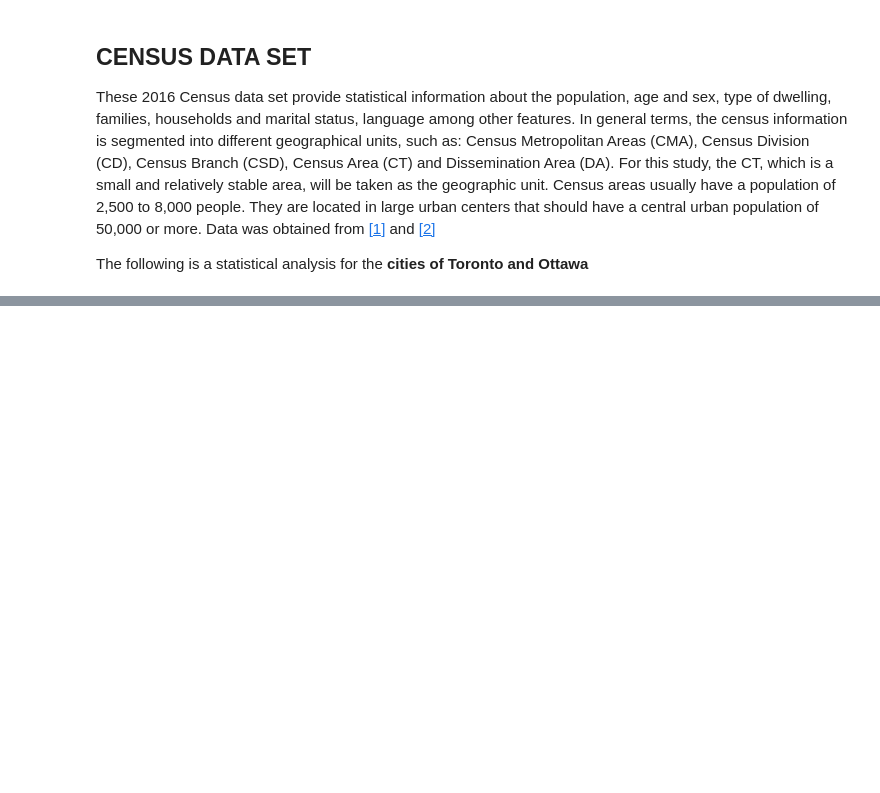
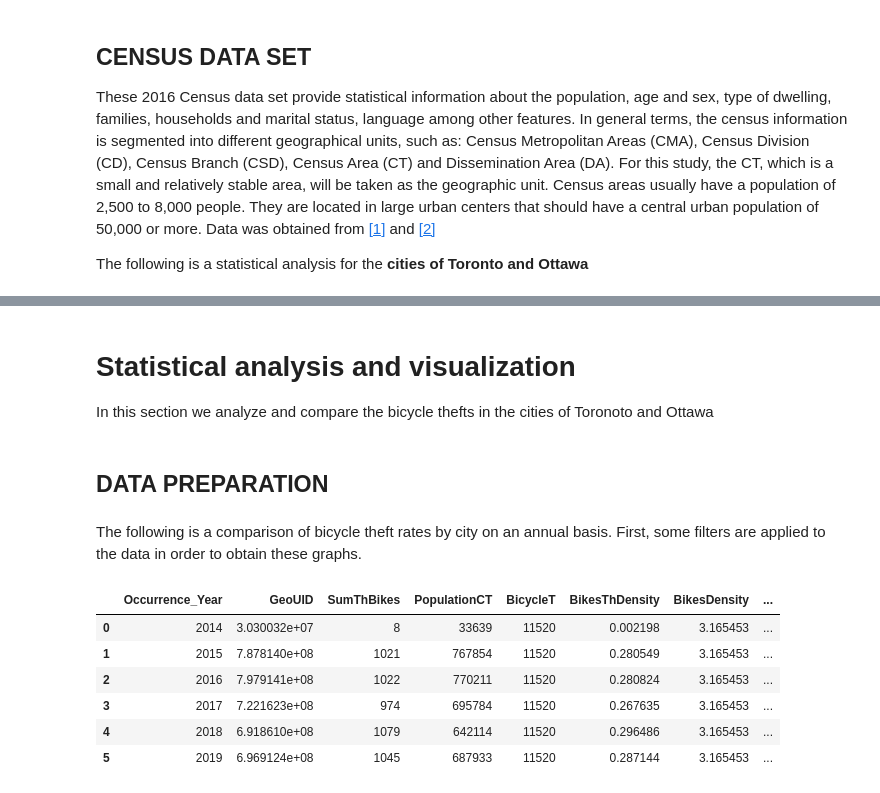
Before and after one commit to TEAM-IMT/bikes-theft-model, a Jupyter notebook: Codigos/Statistics_Census.ipynb, the cells around one changed output, grey strips where cells are left out. Drawn from its saved outputs; the diff is of its cells as text; code cells hidden in the pictures; blank space fills up the shorter version.

Commit message:
DataPerYear

```diff
--- a/Codigos/Statistics_Census.ipynb
+++ b/Codigos/Statistics_Census.ipynb
@@ -559,2 +626,8 @@ JointToronto = pd.merge(Data_toronto_pop, Toronto_data, on='GeoUID', how='right'
 JointToronto.to_csv('Data/JointToronto.csv')
 JointOttawa.to_csv('Data/JointOttawa.csv')
+# %% [markdown]
+# Statistical analysis and visualization
+
+In this section we analyze and compare the bicycle thefts in the cities of Toronoto and Ottawa
+# %% [markdown]
+## DATA PREPARATION
@@ -560,0 +666,44 @@ JointOttawa.to_csv('Data/JointOttawa.csv')
+# %% [markdown]
+The following is a comparison of bicycle theft rates by city on an annual basis. First, some filters are applied to the data in order to obtain these graphs.
+# %%
+LandArea_Toronto=Data_toronto_pop['LandArea(skm)'].sum() #Asuming Land area constant during years
+LandArea_Ottawa=Data_Ottawa_pop['LandArea(skm)'].sum() #Asuming Land area constant during years
+Population_Ottawa=Data_Ottawa_pop['PopulationCT'].sum() #Asuming Population constant during years
+Population_Toronto=Data_toronto_pop['PopulationCT'].sum() #Asuming Population constant during years
+bikes_Toronto=Data_toronto_pop['BicycleT'].sum() #Asuming reported bikes constant during years
+bikes_Ottawa=Data_Ottawa_pop['BicycleT'].sum() #Asuming reported bikes constant during years
+
+def Create_DensityFrame(_Joint,_pop,LandArea_,Population_,bike):
+
+  #CITY OTTAWA
+  #Extraction of just stolen bikes status
+
+  OttawaYear_aux=_Joint[_Joint['Status']=='STOLEN'].groupby(['Occurrence_Year','GeoUID']).size().reset_index().rename(columns={0:'Count'})
+  Aux_Geo_ot = pd.merge(OttawaYear_aux,_pop[['GeoUID','PopulationCT']], on='GeoUID', how='left')
+  Aux_Geo_2_ot=Aux_Geo_ot.groupby(['Occurrence_Year']).sum().reset_index().rename(columns={'Count':'SumThBikes'}) #Sum total per year
+
+  #####NEW VARIABLES OF DENSITY ANALYSIS #########
+  Aux_Geo_2_ot['BicycleT']=bike
+  Aux_Geo_2_ot['BikesThDensity']=Aux_Geo_2_ot['SumThB ikes']/LandArea_ #Theft bikes density
+  Aux_Geo_2_ot['BikesDensity']=bike/ LandArea_#Bikes density
+  Aux_Geo_2_ot['PopulationDensity'] = Population_/LandArea_ #Population Density
+  Aux_Geo_2_ot['LandArea']=LandArea_
+  Aux_Geo_2_ot['%Theft/sqKm'] = (Aux_Geo_2_ot['BikesThDensity']/Aux_Geo_2_ot['BikesDensity'])*100 #Percentage of stoles bikes by sq Km
+  Aux_Geo_2_ot['%PopulationBike'] =(Aux_Geo_2_ot['BikesDensity']/Aux_Geo_2_ot['PopulationDensity'])*100 #Percentage of bikes by sq Km
+
+
+
+  return Aux_Geo_2_ot
+
+Density_Ottawa=Create_DensityFrame(OttawaJoint,Data_Ottawa_pop,LandArea_Ottawa,Population_Ottawa,bikes_Ottawa)
+Density_Toronto=Create_DensityFrame(TorontoJoint,Data_toronto_pop,LandArea_Toronto,Population_Toronto,bikes_Toronto)
+# %%
+Density_Ottawa
+# %% [output]
+|  | Occurrence_Year | GeoUID | SumThBikes | PopulationCT | BicycleT | BikesThDensity | BikesDensity | ... |
+| 0 | 2014 | 3.030032e+07 | 8 | 33639 | 11520 | 0.002198 | 3.165453 | ... |
+| 1 | 2015 | 7.878140e+08 | 1021 | 767854 | 11520 | 0.280549 | 3.165453 | ... |
+| 2 | 2016 | 7.979141e+08 | 1022 | 770211 | 11520 | 0.280824 | 3.165453 | ... |
+| 3 | 2017 | 7.221623e+08 | 974 | 695784 | 11520 | 0.267635 | 3.165453 | ... |
+| 4 | 2018 | 6.918610e+08 | 1079 | 642114 | 11520 | 0.296486 | 3.165453 | ... |
+| 5 | 2019 | 6.969124e+08 | 1045 | 687933 | 11520 | 0.287144 | 3.165453 | ... |
```
Also changed, not shown: parts of 29 cells of this notebook, 2 other files.
